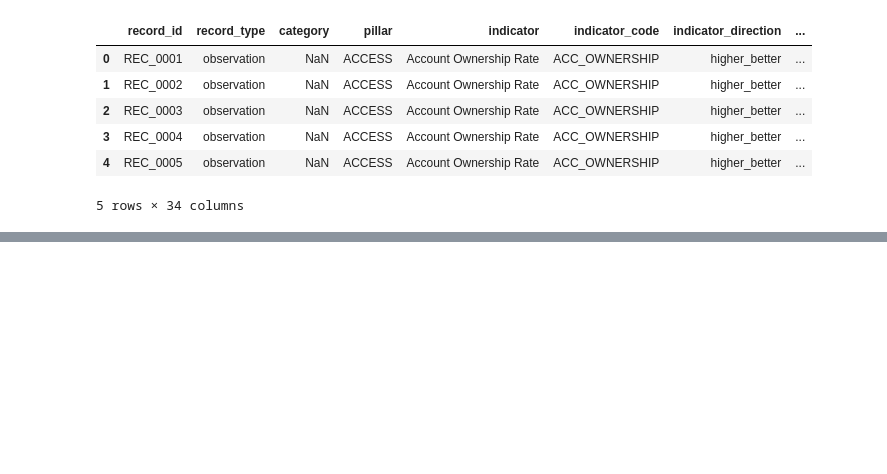
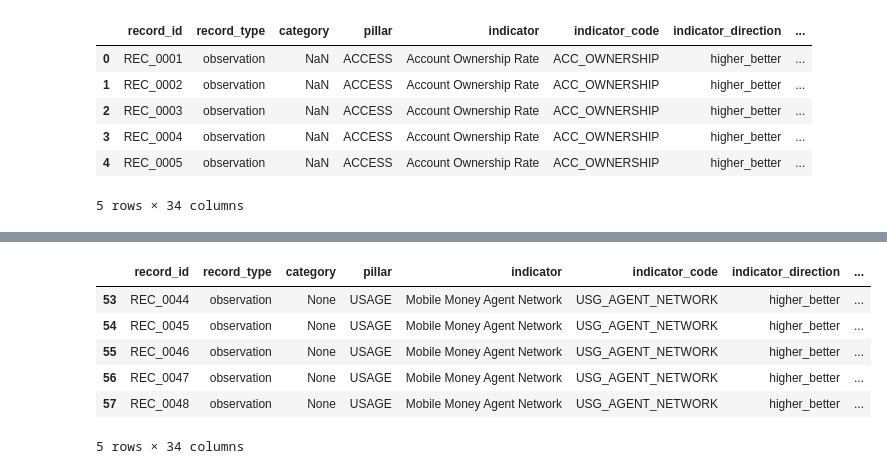
Before and after one commit to mijuuhailu/financial-inclusion-forecast, a Jupyter notebook: notebooks/ethio_eda.ipynb, the cells around one changed output, grey strips where cells are left out. Saved outputs shown, nothing was run; the diff lists cells and outputs as text; code cells hidden in the pictures; blank space fills up the shorter version.

```diff
--- a/notebooks/ethio_eda.ipynb
+++ b/notebooks/ethio_eda.ipynb
@@ -373,0 +632,10 @@ df.head()
+# %%
+df.tail()
+# %% [output]
+|  | record_id | record_type | category | pillar | indicator | indicator_code | indicator_direction | ... |
+| 53 | REC_0044 | observation | None | USAGE | Mobile Money Agent Network | USG_AGENT_NETWORK | higher_better | ... |
+| 54 | REC_0045 | observation | None | USAGE | Mobile Money Agent Network | USG_AGENT_NETWORK | higher_better | ... |
+| 55 | REC_0046 | observation | None | USAGE | Mobile Money Agent Network | USG_AGENT_NETWORK | higher_better | ... |
+| 56 | REC_0047 | observation | None | USAGE | Mobile Money Agent Network | USG_AGENT_NETWORK | higher_better | ... |
+| 57 | REC_0048 | observation | None | USAGE | Mobile Money Agent Network | USG_AGENT_NETWORK | higher_better | ... |
+5 rows × 34 columns
```
Also changed, not shown: parts of 9 cells of this notebook.
